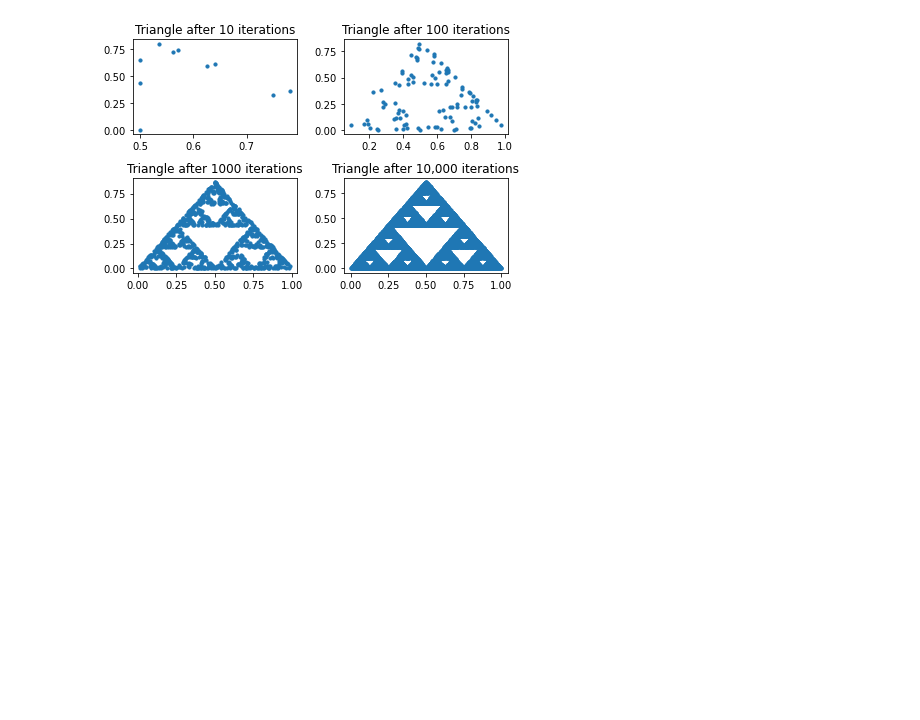
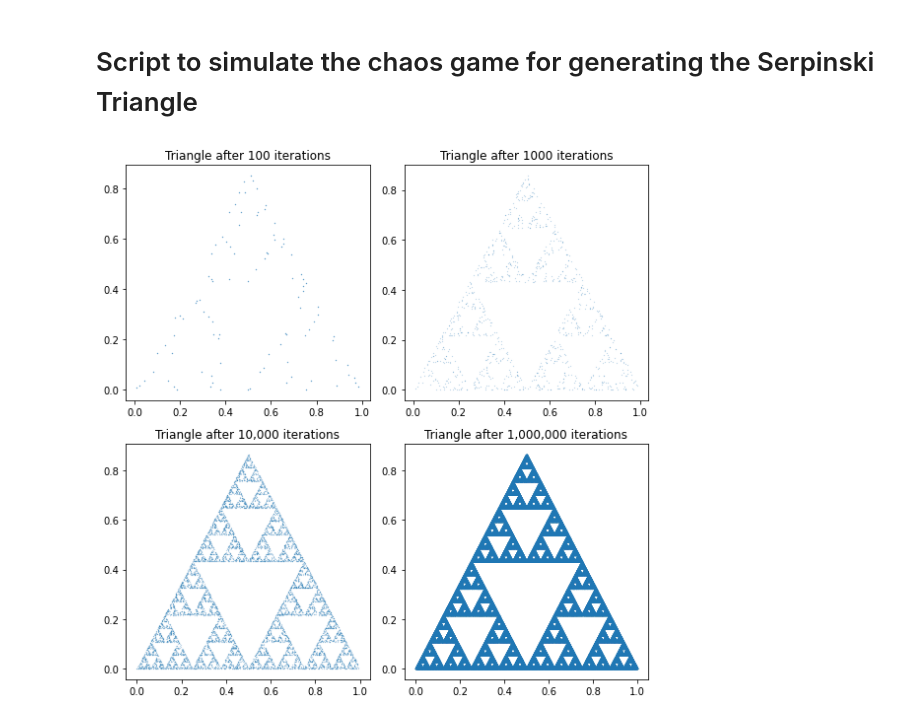
Before and after one commit to DanielPeacock/M2RFractalImageCompression, a Jupyter notebook: SerpinskiTriangleChaos.ipynb, the cells around one changed output. Saved outputs shown, nothing was run; the diff lists cells and outputs as text; code cells hidden in the pictures; blank space fills up the shorter version.

```diff
--- a/SerpinskiTriangleChaos.ipynb
+++ b/SerpinskiTriangleChaos.ipynb
@@ -1,3 +1,5 @@
+# %% [markdown]
+# Script to simulate the chaos game for generating the Serpinski Triangle
 # %%
 ## Import packages
 
@@ -41,36 +43,38 @@ def create_serpinski(n):
 
     return x_coords, y_coords
 # %%
-# Triangle after 10 iterations
+plt.subplots(2, 2, figsize=(8, 8))
+
+# Triangle after 100 iterations
 plt.subplot(2, 2, 1)
 
-x, y = create_serpinski(10)
-plt.scatter(x, y, s=10)
-plt.title("Triangle after 10 iterations")
-
-# Triangle after 100 iterations
-plt.subplot(2, 2, 2)
-
 x, y = create_serpinski(100)
-plt.scatter(x, y, s=10)
+plt.scatter(x, y, s=0.1)
 plt.title("Triangle after 100 iterations")
 
 # Triangle after 1000 iterations
+plt.subplot(2, 2, 2)
+
+x, y = create_serpinski(1000)
+plt.scatter(x, y, s=0.01)
+plt.title("Triangle after 1000 iterations")
+
+# Triangle after 10,000 iterations
 plt.subplot(2, 2, 3)
 
-x, y = create_serpinski(1000)
-plt.scatter(x, y,s=10)
-plt.title("Triangle after 1000 iterations")
+x, y = create_serpinski(10000)
+plt.scatter(x, y,s=0.01)
+plt.title("Triangle after 10,000 iterations")
 
-# Triangle after 10000 iterations
+# Triangle after 1,000,000 iterations
 plt.subplot(2, 2, 4)
 
-x, y = create_serpinski(10000)
-plt.scatter(x, y, s=10)
-plt.title("Triangle after 10,000 iterations")
+x, y = create_serpinski(1000000)
+plt.scatter(x, y, s=0.01)
+plt.title("Triangle after 1,000,000 iterations")
 
 
 plt.tight_layout()
 plt.show()
 # %% [output]
-[figure, old version]
+[figure, new version]
```
Also changed, not shown: 3 other files.
